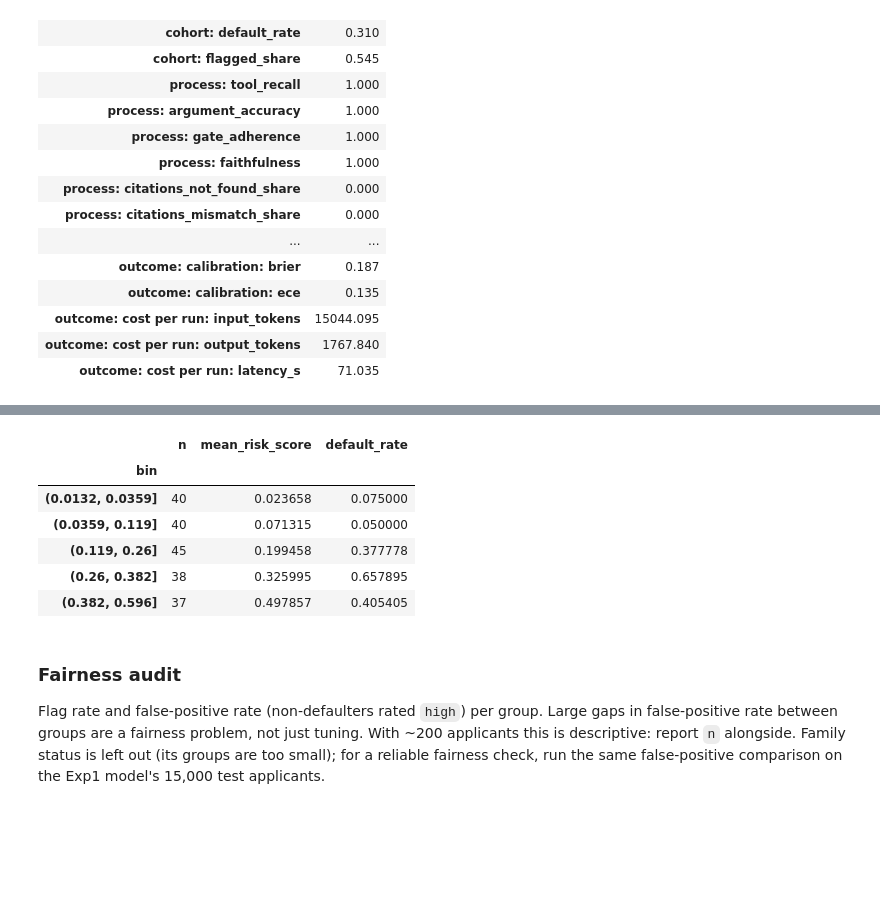
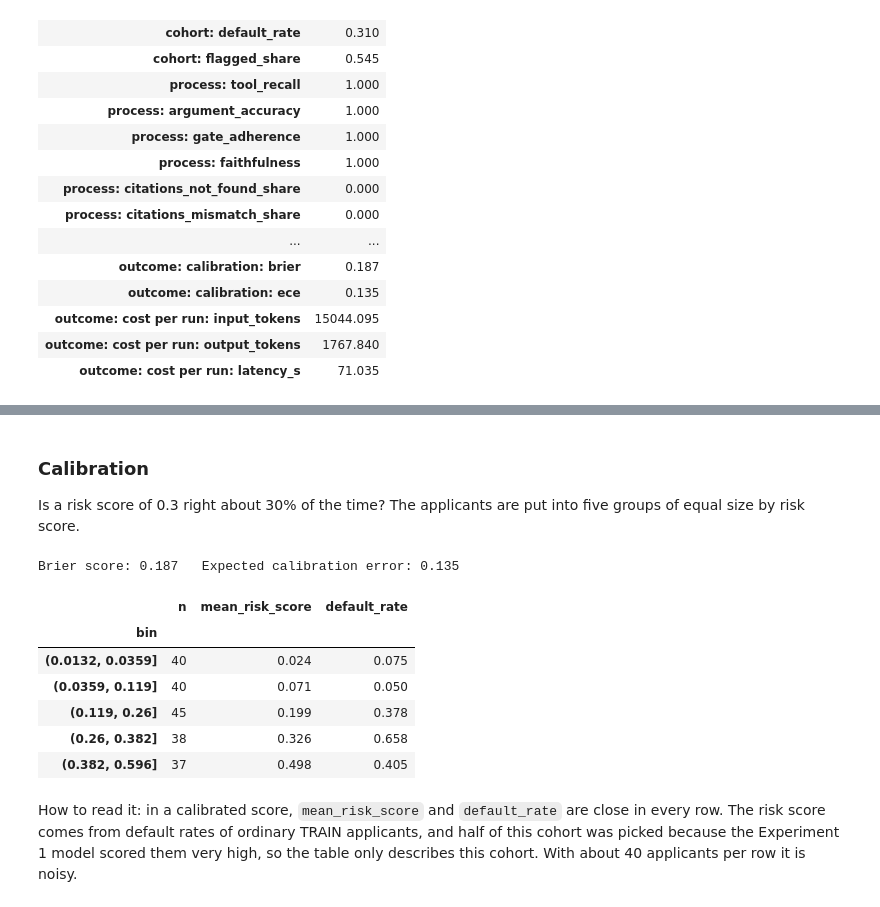
Before and after one commit to RaUzenL/bt4012_group6, a Jupyter notebook: Exp_3/evaluate_exp3.ipynb, the cells around one changed output, grey strips where cells are left out. Drawn from its saved outputs; the diff is of its cells as text; code cells hidden in the pictures; blank space fills up the shorter version.

```diff
--- a/Exp_3/evaluate_exp3.ipynb
+++ b/Exp_3/evaluate_exp3.ipynb
@@ -215,20 +148,20 @@ ranking, not a probability. With ~200 applicants (enriched with high-risk ones)
-# %%
-if per_app.TARGET.nunique() == 2 and per_app.risk_score.between(0, 1).all():
-    calib = ev.calibration(per_app.TARGET, per_app.risk_score, n_bins=min(5, len(per_app) // 2))[1]
-    display(calib)
-else:
-    calib = None
-    print("Needs both defaulters and non-defaulters, and risk scores between 0 and 1.")
-# %% [output]
-|  | n | mean_risk_score | default_rate |
-| bin |  |  |  |
-| (0.0132, 0.0359] | 40 | 0.023658 | 0.075000 |
-| (0.0359, 0.119] | 40 | 0.071315 | 0.050000 |
-| (0.119, 0.26] | 45 | 0.199458 | 0.377778 |
-| (0.26, 0.382] | 38 | 0.325995 | 0.657895 |
-| (0.382, 0.596] | 37 | 0.497857 | 0.405405 |
-# %% [markdown]
-### Fairness audit
-Flag rate and false-positive rate (non-defaulters rated `high`) per group. Large gaps in false-positive rate between
-groups are a fairness problem, not just tuning. With ~200 applicants this is descriptive: report `n` alongside. Family status is left out (its groups are too small);
-for a reliable fairness check, run the same false-positive comparison on the Exp1 model's 15,000 test applicants.
+# %% [markdown]
+### Calibration
+Is a risk score of 0.3 right about 30% of the time? The applicants are put into five groups of equal size by risk score.
+# %%
+calibration_numbers, calib = ev.calibration(per_app["TARGET"], per_app["risk_score"])
+print("Brier score: {0:.3f}   Expected calibration error: {1:.3f}".format(calibration_numbers["brier"], calibration_numbers["ece"]))
+calib.round(3)
+# %% [output]
+Brier score: 0.187   Expected calibration error: 0.135
+|  | n | mean_risk_score | default_rate |
+| bin |  |  |  |
+| (0.0132, 0.0359] | 40 | 0.024 | 0.075 |
+| (0.0359, 0.119] | 40 | 0.071 | 0.050 |
+| (0.119, 0.26] | 45 | 0.199 | 0.378 |
+| (0.26, 0.382] | 38 | 0.326 | 0.658 |
+| (0.382, 0.596] | 37 | 0.498 | 0.405 |
+# %% [markdown]
+How to read it: in a calibrated score, `mean_risk_score` and `default_rate` are close in every row. The risk score comes
+from default rates of ordinary TRAIN applicants, and half of this cohort was picked because the Experiment 1 model
+scored them very high, so the table only describes this cohort. With about 40 applicants per row it is noisy.
```
Also changed, not shown: parts of 27 cells of this notebook, 5 other files.
